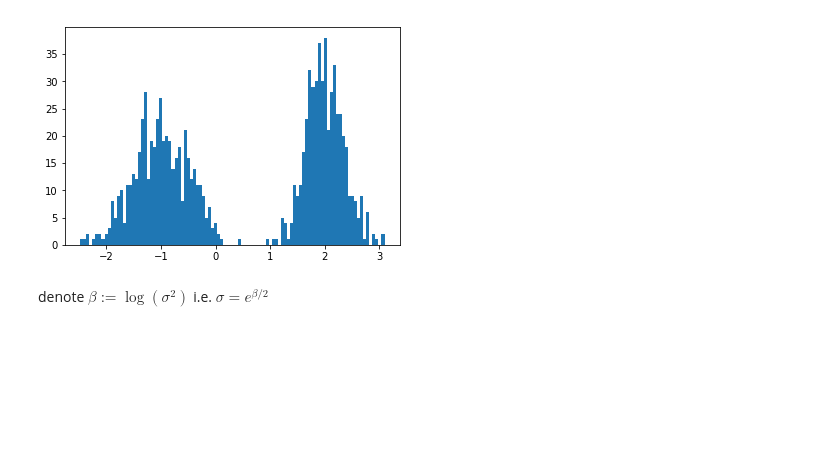
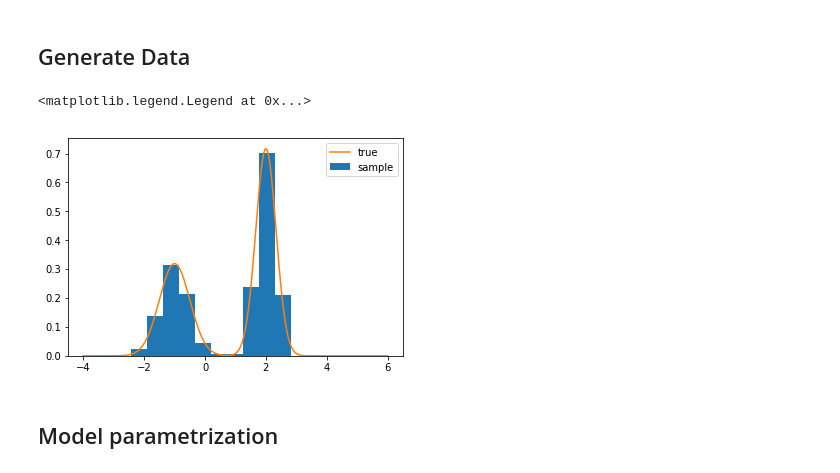
Before and after one commit to PistaSaki/bayesianism, a Jupyter notebook: bayesianism/Clusterization with EM-algorithm.ipynb, the cells around one changed output. Drawn from its saved outputs; the diff is of its cells as text; code cells hidden in the pictures; blank space fills up the shorter version.

```diff
--- a/bayesianism/Clusterization with EM-algorithm.ipynb
+++ b/bayesianism/Clusterization with EM-algorithm.ipynb
@@ -20,25 +11,34 @@ import numpy.random as rnd
 # %%
 import matplotlib.pyplot as pl
 %matplotlib inline
-# %%
-def generate_sample(pi, mu, sigma, N):
-    K = len(pi)
-    x = rnd.normal(loc = [mu], scale = [sigma], size = [N, K])
-    y = rnd.choice(K, size = N)
-    x = x[range(N),y]
-    return x
-
-
-z = generate_sample(
-    pi = [1/3, 2/3],
-    mu = [-1, 2],
-    sigma = [1/2, 1/3],
-    N = 1000,
-)
-N = len(z)
-
-pl.hist(z, 100);
-# %% [output]
-[figure, removed]
-# %% [markdown]
-denote $\beta:= \log(\sigma^2)$ i.e. $\sigma = e^{\beta/2}$
+# %% [markdown]
+## Generate Data
+# %%
+π_true = tf.constant([0.4, 0.6])
+μ_true = tf.constant([-1., 2.])
+σ_true = tf.constant([1/2, 1/3])
+# %%
+def generate_sample(π, μ, σ, N):
+    x = tfd.Normal(loc = μ, scale = σ).sample(N)
+    y = tfd.Categorical(probs = π).sample(N)
+    z = tf.gather_nd(x, indices = tf.stack([tf.range(N), y], axis = -1))
+    return z
+
+z = generate_sample(π_true, μ_true, σ_true, N = 500)
+# %%
+def plot_distr(π, μ, σ, interval, **kwargs):
+    xxx = np.linspace(*interval, 200, dtype = np.float32)
+    yyy = tf.reduce_sum(
+        π * tfd.Normal(loc = μ[None, :], scale = σ[None, :]).prob(xxx[:, None]),
+        axis = -1
+    )
+    pl.plot(xxx, yyy, **kwargs)
+# %%
+pl.hist(z, density=True, label = "sample");
+plot_distr(π_true, μ_true, σ_true, interval = [-4, 6], label = "true")
+pl.legend()
+# %% [output]
+<matplotlib.legend.Legend at 0x...>
+[figure, added]
+# %% [markdown]
+## Model parametrization
```
Also changed, not shown: parts of 24 cells of this notebook.
